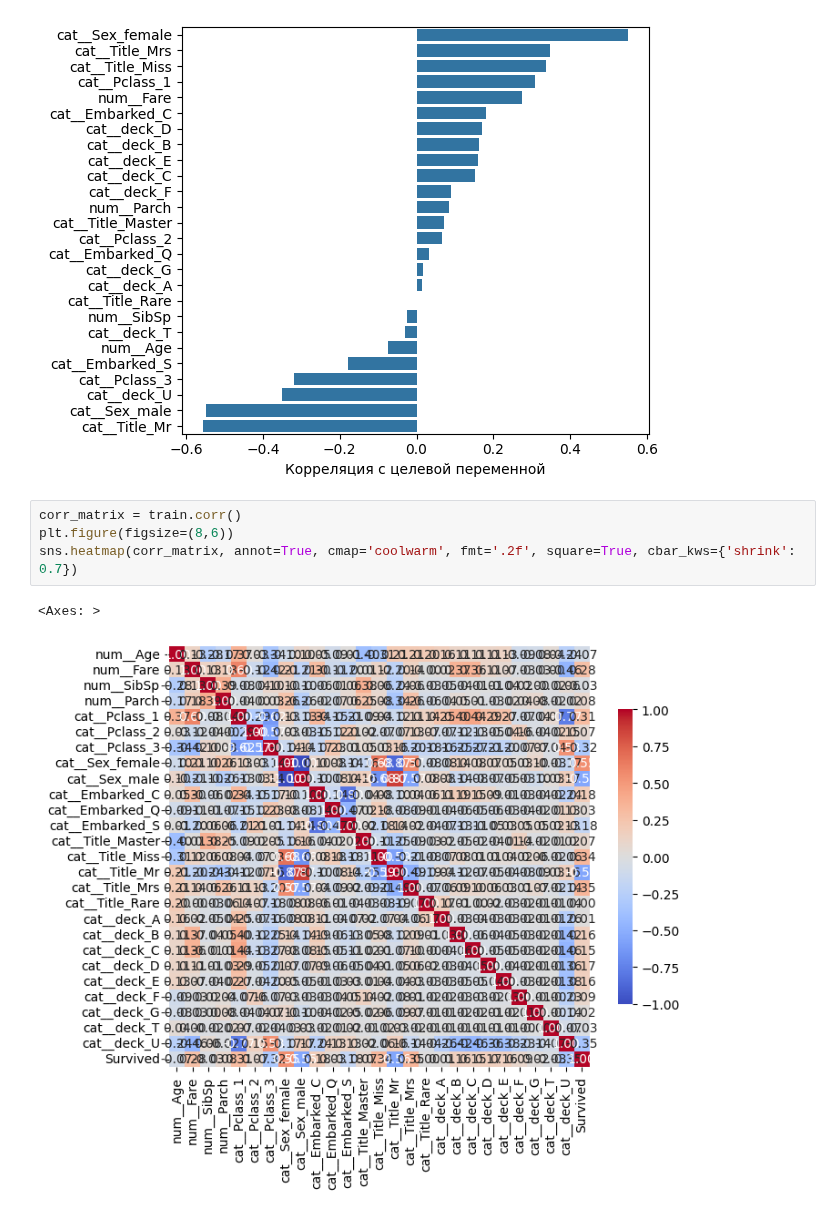
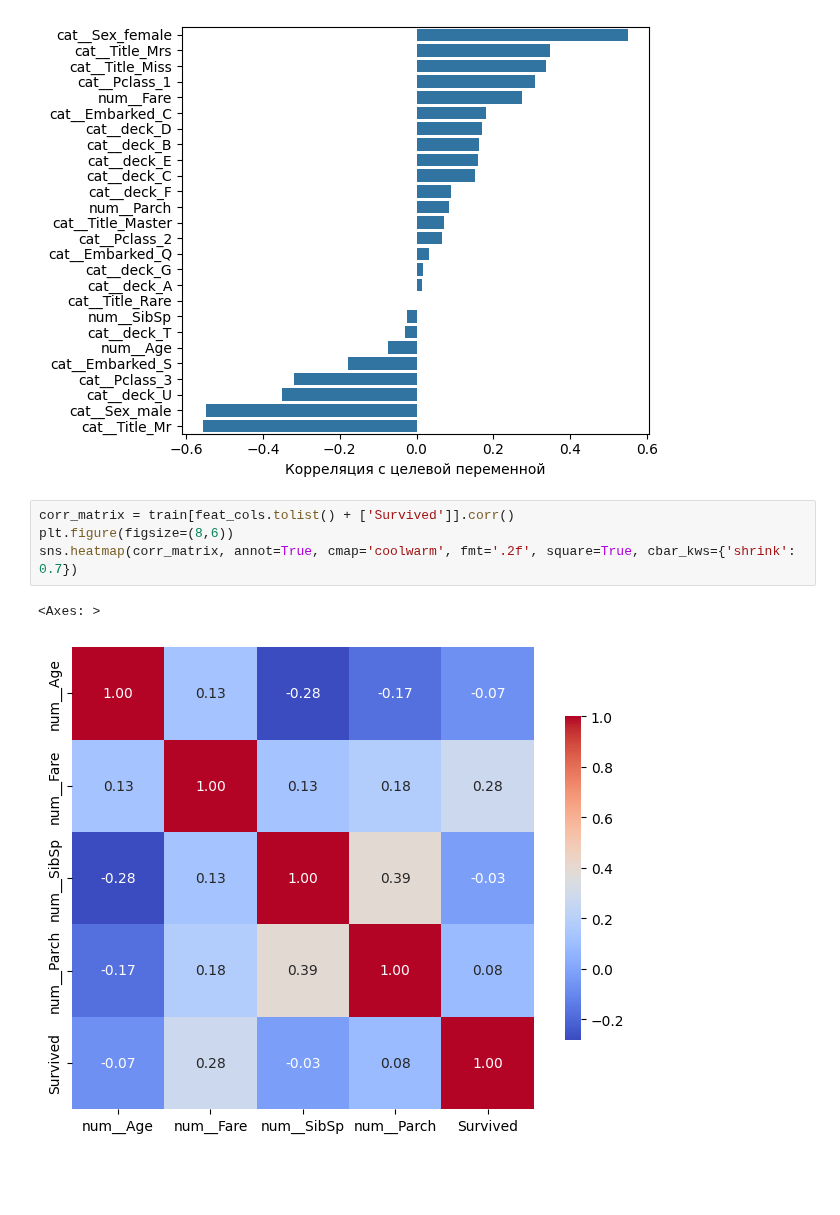
Before and after one commit to geori0/ml_labs, a Jupyter notebook: classification/lab02.ipynb, the cells around one changed output. Cells and saved outputs as stored; diff of their text form; blank space fills up the shorter version.

```diff
--- a/classification/lab02.ipynb
+++ b/classification/lab02.ipynb
@@ -166,12 +188,12 @@ plt.show()
 # %% [output]
 [figure]
 # %%
-corr_matrix = train.corr()
+corr_matrix = train[feat_cols.tolist() + ['Survived']].corr()
 plt.figure(figsize=(8,6))
 sns.heatmap(corr_matrix, annot=True, cmap='coolwarm', fmt='.2f', square=True, cbar_kws={'shrink': 0.7})
 # %% [output]
 <Axes: >
-[figure, old version]
+[figure, new version]
 # %%
 from sklearn.dummy import DummyClassifier
 from sklearn.tree import DecisionTreeClassifier
```
Also changed, not shown: parts of 6 cells of this notebook.
